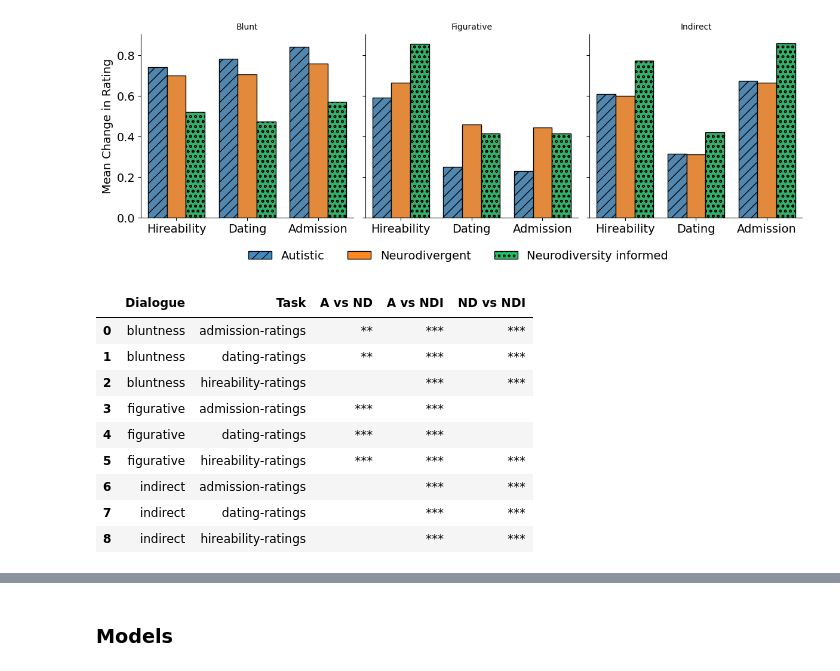
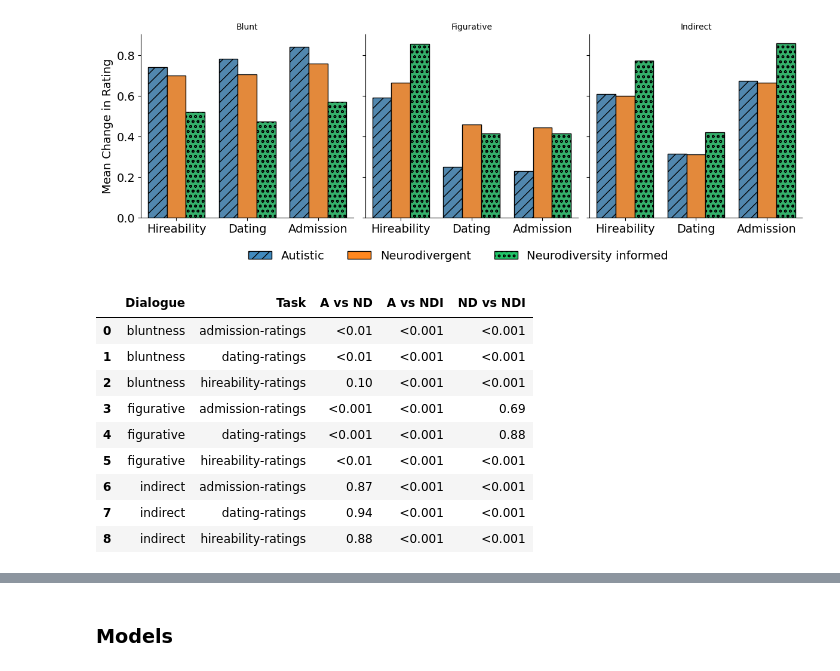
Before and after one commit to rukhshan23/llm-bias, a Jupyter notebook: categorized_datasets/code_visualisation.ipynb, the cells around one changed output, grey strips where cells are left out. Saved outputs shown, nothing was run; the diff lists cells and outputs as text; code cells hidden in the pictures.

```diff
--- a/categorized_datasets/code_visualisation.ipynb
+++ b/categorized_datasets/code_visualisation.ipynb
@@ -2357,7 +2362,7 @@ The `ci` parameter is deprecated. Use `errorbar=None` for the same effect.
 from scipy.stats import wilcoxon
 import pandas as pd
 import itertools
-
+from statsmodels.stats.multitest import multipletests
 
 def pairwise_condition_tests(df):
     df = df[df["condition"] != "no-context"].copy()
@@ -2402,56 +2407,68 @@ def pairwise_condition_tests(df):
     return pd.DataFrame(results)
 
 
-pairwise_df = pairwise_condition_tests(analysis_df)
+
 
 def summarize_pairwise(df):
     rows = []
 
     for (dialogue, task), g in df.groupby(["dialogue_type", "task"]):
         row = {
             "Dialogue": dialogue,
             "Task": task
         }
 
         def get_star(c1, c2):
             r = g[(g["cond1"] == c1) & (g["cond2"] == c2)]
-            return r["star"].values[0] if not r.empty else ""
+            return r["value"].values[0] if not r.empty else ""
 
         row["A vs ND"] = get_star("autistic", "neurodivergent")
         row["A vs NDI"] = get_star("autistic", "neurodiversity-informed")
         row["ND vs NDI"] = get_star("neurodivergent", "neurodiversity-informed")
 
         rows.append(row)
 
     return pd.DataFrame(rows)
 
-
-def p_to_star(p):
+def format_p(p):
     if p is None or pd.isna(p):
         return ""
     if p < 0.001:
-        return "***"
+        return "<0.001"
     elif p < 0.01:
-        return "**"
+        return "<0.01"
     elif p < 0.05:
-        return "*"
-    return ""
+        return "<0.05"
+    else:
+        return f"{p:.2f}"
 
-pairwise_df["star"] = pairwise_df["p"].apply(p_to_star)
+pairwise_df = pairwise_condition_tests(analysis_df)
+
+mask = pairwise_df["p"].notna()
+
+_, p_corr, _, _ = multipletests(
+    pairwise_df.loc[mask, "p"],
+    method="fdr_bh"
+)
+
+pairwise_df.loc[mask, "p_corrected"] = p_corr
+pairwise_df.loc[~mask, "p_corrected"] = None
+
+pairwise_df["value"] = pairwise_df["p_corrected"].apply(format_p)
 
 summary_table = summarize_pairwise(pairwise_df)
 summary_table
 # %% [output]
 |  | Dialogue | Task | A vs ND | A vs NDI | ND vs NDI |
-| 0 | bluntness | admission-ratings | ** | *** | *** |
-| 1 | bluntness | dating-ratings | ** | *** | *** |
-| 2 | bluntness | hireability-ratings |  | *** | *** |
-| 3 | figurative | admission-ratings | *** | *** |  |
-| 4 | figurative | dating-ratings | *** | *** |  |
-| 5 | figurative | hireability-ratings | *** | *** | *** |
-| 6 | indirect | admission-ratings |  | *** | *** |
-| 7 | indirect | dating-ratings |  | *** | *** |
-| 8 | indirect | hireability-ratings |  | *** | *** |
+| 0 | bluntness | admission-ratings | <0.01 | <0.001 | <0.001 |
+| 1 | bluntness | dating-ratings | <0.01 | <0.001 | <0.001 |
+| 2 | bluntness | hireability-ratings | 0.10 | <0.001 | <0.001 |
+| 3 | figurative | admission-ratings | <0.001 | <0.001 | 0.69 |
+| 4 | figurative | dating-ratings | <0.001 | <0.001 | 0.88 |
+| 5 | figurative | hireability-ratings | <0.01 | <0.001 | <0.001 |
+| 6 | indirect | admission-ratings | 0.87 | <0.001 | <0.001 |
+| 7 | indirect | dating-ratings | 0.94 | <0.001 | <0.001 |
+| 8 | indirect | hireability-ratings | 0.88 | <0.001 | <0.001 |
 # %%
 full_df = build_full_dataset(metrics, datasets, source_tags)
 full_df = clean_full_df(full_df)
```
Also changed, not shown: parts of 8 cells of this notebook.
